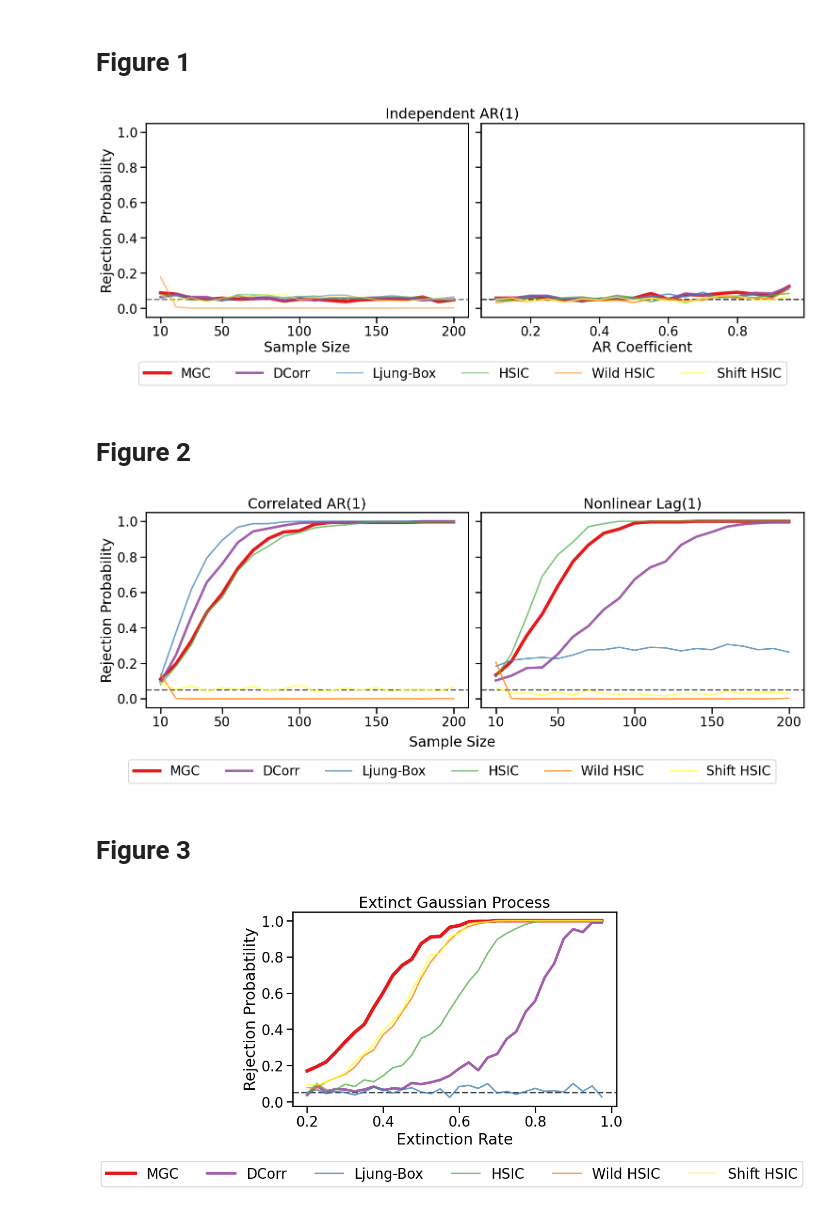
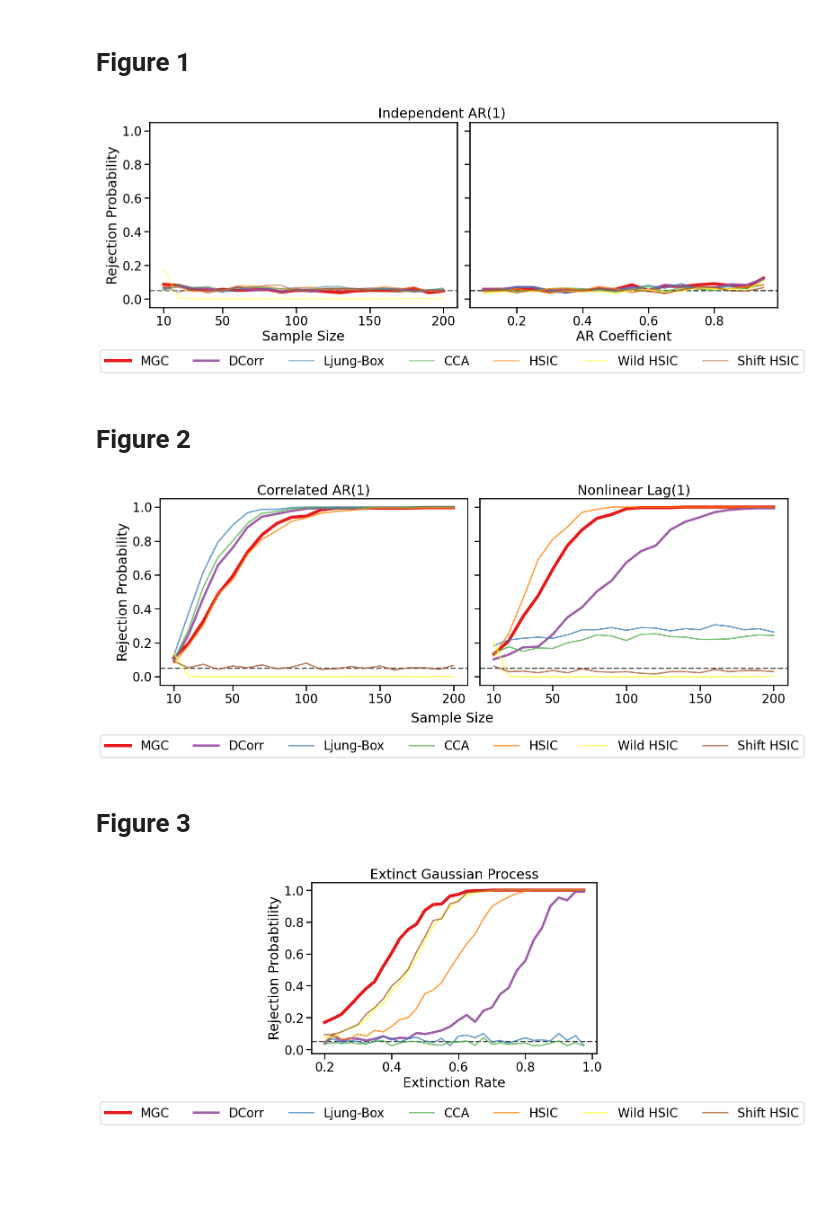
Before and after one commit to neurodata/mgcx, a Jupyter notebook: generate_plot.ipynb, the cells around one changed output. Cells and saved outputs as stored; diff of their text form; code cells hidden in the pictures; blank space fills up the shorter version.

```diff
--- a/generate_plot.ipynb
+++ b/generate_plot.ipynb
@@ -137,6 +137,7 @@ colors = [
     "#4daf4a",
     "#ff7f00",
     "#ffff33",
+    "#a65628",
 ]
 # %% [markdown]
 # Figure 1
@@ -148,7 +149,7 @@ fig, ax = plt.subplots(ncols=2, figsize=(15, 5), sharey=True, constrained_layout
 df = load_power_curves(processes=["indep_ar1"])
 tmp = df.melt(
     id_vars="n",
-    value_vars=["mgcx", "dcorrx", "ljungx", "hsicx", "wildHSIC2", "shiftHSIC"],
+    value_vars=["mgcx", "dcorrx", "ljungx", "ccax", "hsicx", "wildHSIC2", "shiftHSIC"],
 )
 ax[0].axhline(y=0.05, ls="--", c="k")
 
@@ -185,6 +186,7 @@ tmp = df.melt(
         "MGC-X_powers",
         "DCorr-X_powers",
         "LjungX_powers",
+        "CCA-X_powers",
         "HSIC-X_powers",
         "wildHSIC2_powers",
         "shiftHSIC_powers",
@@ -203,35 +205,35 @@ ax[1].set_ylim(-0.05, 1.05)
 ax[1].set_xlabel("AR Coefficient")
 ax[1].get_legend().remove()
 
 for line in ax[1].get_lines():
     if line.get_c() == "#e41a1c":
         line.set_linewidth(5)
         line.set_alpha(1)
     elif line.get_c() == "#984ea3":
         line.set_linewidth(3.75)
         line.set_alpha(0.9)
     else:
         line.set_alpha(0.75)
 
 # Make title
 fig.text(0.5, 1.03, "Independent AR(1)", va="center", ha="center")
 
 # Deal with legends
 handles, labels = ax[0].get_legend_handles_labels()
 
 legend = fig.legend(
     handles[:],
-    ["MGC", "DCorr", "Ljung-Box", "HSIC", "Wild HSIC", "Shift HSIC"],
+    ["MGC", "DCorr", "Ljung-Box", "CCA", "HSIC", "Wild HSIC", "Shift HSIC"],
     ncol=7,
     loc="lower center",
     bbox_to_anchor=(0.515, -0.15),
     bbox_transform=plt.gcf().transFigure,
 )
 
 fig.savefig("figure1.png", dpi=300, bbox_inches="tight")
 fig.savefig("figure1.pdf", dpi=300, bbox_inches="tight")
 # %% [output]
-[figure, old version]
+[figure, new version]
 # %% [markdown]
 # Figure 2
 # %%
@@ -246,7 +248,15 @@ df = load_power_curves(processes=processes)
 for i, process in enumerate(processes):
     tmp = df[df.process == process].melt(
         id_vars="n",
-        value_vars=["mgcx", "dcorrx", "ljungx", "hsicx", "wildHSIC2", "shiftHSIC"],
+        value_vars=[
+            "mgcx",
+            "dcorrx",
+            "ljungx",
+            "ccax",
+            "hsicx",
+            "wildHSIC2",
+            "shiftHSIC",
+        ],
     )
     ax[i].axhline(y=0.05, ls="--", c="k")
     sns.lineplot(data=tmp, x="n", y="value", hue="variable", ax=ax[i], palette=colors)
@@ -275,7 +285,7 @@ fig.text(0.5, -0.05, "Sample Size", va="center", ha="center")
 handles, labels = ax[0].get_legend_handles_labels()
 legend = fig.legend(
     handles[:],
-    ["MGC", "DCorr", "Ljung-Box", "HSIC", "Wild HSIC", "Shift HSIC"],
+    ["MGC", "DCorr", "Ljung-Box", "CCA", "HSIC", "Wild HSIC", "Shift HSIC"],
     ncol=7,
     loc="lower center",
     bbox_to_anchor=(0.5, -0.25),
@@ -285,7 +295,7 @@ legend = fig.legend(
 fig.savefig("figure2.png", dpi=300, bbox_inches="tight")
 fig.savefig("figure2.pdf", dpi=300, bbox_inches="tight")
 # %% [output]
-[figure, old version]
+[figure, new version]
 # %% [markdown]
 # Figure 3
 # %%
@@ -298,6 +308,7 @@ tmp = df.melt(
         "MGC-X_powers",
         "DCorr-X_powers",
         "LjungX_powers",
+        "CCA-X_powers",
         "HSIC-X_powers",
         "wildHSIC2_powers",
         "shiftHSIC_powers",
@@ -335,7 +346,7 @@ handles, labels = ax.get_legend_handles_labels()
 # )
 legend = fig.legend(
     handles[:],
-    ["MGC", "DCorr", "Ljung-Box", "HSIC", "Wild HSIC", "Shift HSIC"],
+    ["MGC", "DCorr", "Ljung-Box", "CCA", "HSIC", "Wild HSIC", "Shift HSIC"],
     ncol=7,
     loc="lower center",
     bbox_to_anchor=(0.55, -0.175),
@@ -345,4 +356,4 @@ legend = fig.legend(
 fig.savefig("figure3.png", dpi=300, bbox_inches="tight")
 fig.savefig("figure3.pdf", dpi=300, bbox_inches="tight")
 # %% [output]
-[figure, old version]
+[figure, new version]
```
Also changed, not shown: 15 other files.
